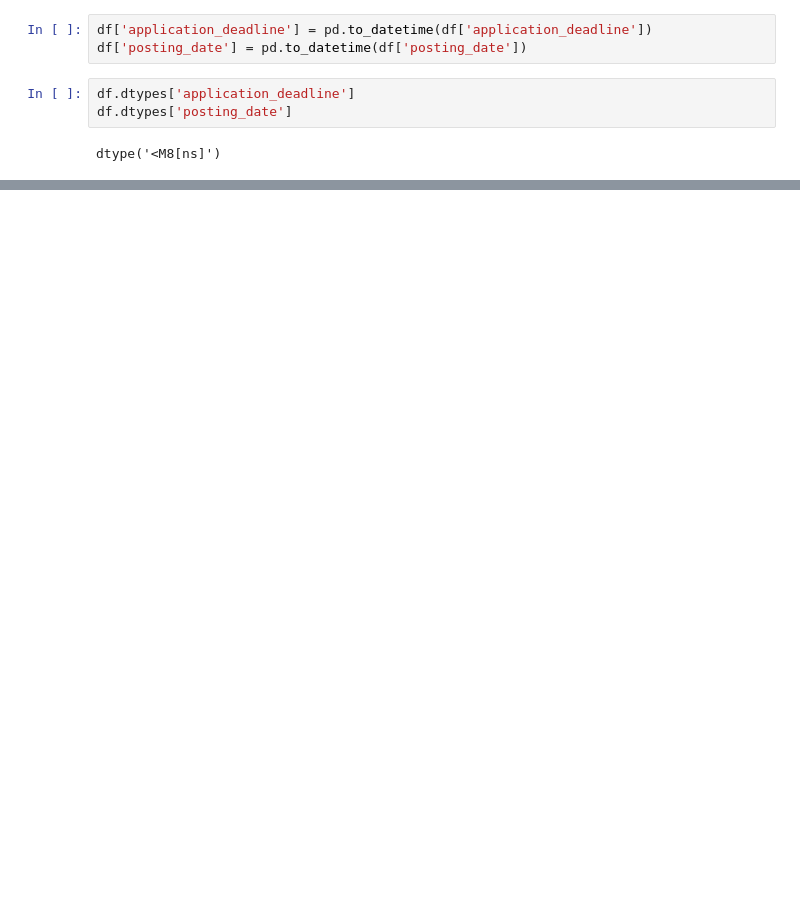
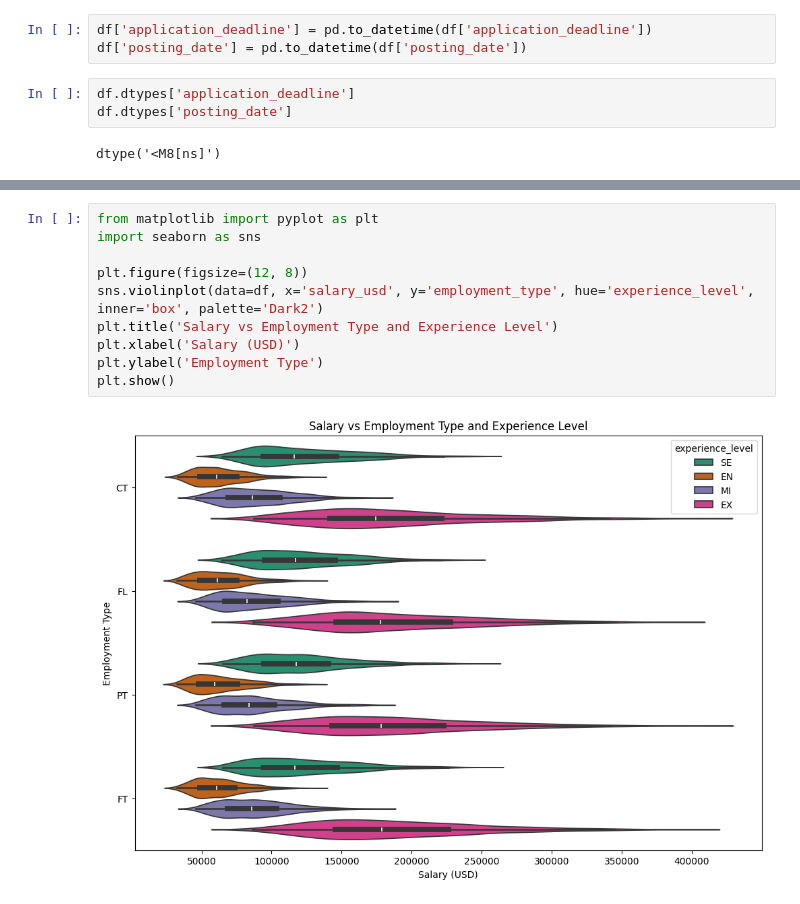
Before and after one commit to EzeRivero/DataScienceCoder, a Jupyter notebook: ProyectoDSParteIRivero.ipynb, the cells around one changed output, grey strips where cells are left out. Drawn from its saved outputs; the diff is of its cells as text; blank space fills up the shorter version.

```diff
--- a/ProyectoDSParteIRivero.ipynb
+++ b/ProyectoDSParteIRivero.ipynb
@@ -83,0 +133,12 @@ df.describe()
+# %%
+from matplotlib import pyplot as plt
+import seaborn as sns
+
+plt.figure(figsize=(12, 8))
+sns.violinplot(data=df, x='salary_usd', y='employment_type', hue='experience_level', inner='box', palette='Dark2')
+plt.title('Salary vs Employment Type and Experience Level')
+plt.xlabel('Salary (USD)')
+plt.ylabel('Employment Type')
+plt.show()
+# %% [output]
+[figure, added]
```
Also changed, not shown: parts of 6 cells of this notebook.
